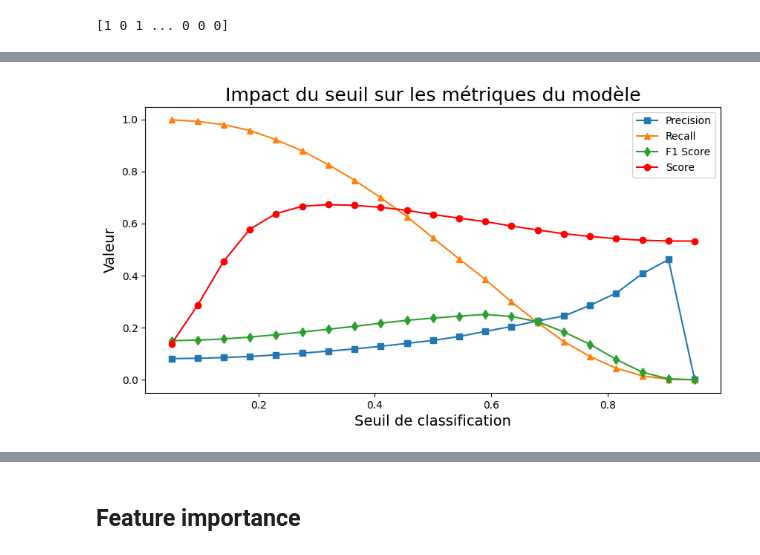
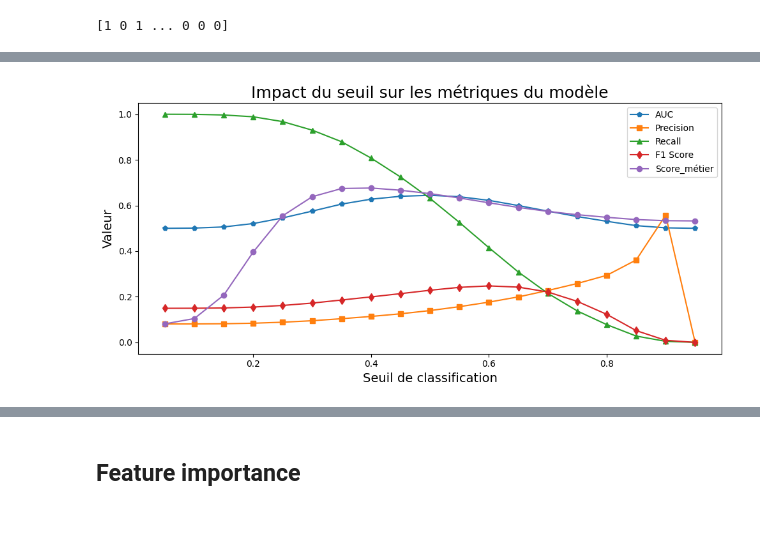
Before and after one commit to Fendlair/P7_Implementer_un_modele_de_scoring, a Jupyter notebook: Rebuffet_Etienne_3_notebook_modelisation_012025.ipynb, the cells around one changed output, grey strips where cells are left out. Cells and saved outputs as stored; diff of their text form; code cells hidden in the pictures; blank space fills up the shorter version.

```diff
--- a/Rebuffet_Etienne_3_notebook_modelisation_012025.ipynb
+++ b/Rebuffet_Etienne_3_notebook_modelisation_012025.ipynb
@@ -872,7 +943,7 @@ y_test = pd.read_csv("Data/cleaned/y_test.csv")
 y_test = y_test.values
 # %%
 # Charger le modèle
-model_uri = model_uri = 'runs:/fbfc55de1a5a42d38ccca051ea85102a/xgboost4loan'
+model_uri = model_uri = "runs:/a422a412ea7b47e3a0ef04be42430b07/xgboost4loan"
 loaded_model = mlflow.xgboost.load_model(model_uri)
 # %%
 # Utiliser le modèle chargé
@@ -887,28 +957,34 @@ print(new_predictions)
 # Tester plusieurs seuils
 
 # Obtenir les probabilités prédites pour la classe positive (1)
-y_probs =loaded_model.predict_proba(X_test_scaled)[:, 1]
+y_probs = loaded_model.predict_proba(X_test_scaled)[:, 1]
 
 # Définir une liste de seuils à tester
-seuils = np.linspace(0.05, 0.95, 21)  # Teste les seuils entre 0.1 et 0.9
+seuils = np.linspace(0.05, 0.95, 19)
 
 # Stocker les métriques
 metrics = []
 
 for seuil in seuils:
     y_pred = (y_probs >= seuil).astype(int)  # Appliquer le seuil
+    auc =  roc_auc_score(y_test, y_pred)
     prec = precision_score(y_test, y_pred)
     rec = recall_score(y_test, y_pred)
     f1 = f1_score(y_test, y_pred)
     confusion_mat = confusion_matrix(y_test, y_pred)
-    score = float((confusion_mat[1][1] * 0.08 + confusion_mat[0][0] * 0.92) / (
-            confusion_mat[1][1] * 0.08
-            + confusion_mat[0][0] * 0.92
-            + 10 * confusion_mat[1][0] * 0.92
-            + confusion_mat[0][1] * 0.08
-        )),
+    score = (
+        float(
+            (confusion_mat[1][1] * 0.08 + confusion_mat[0][0] * 0.92)
+            / (
+                confusion_mat[1][1] * 0.08
+                + confusion_mat[0][0] * 0.92
+                + 10 * confusion_mat[1][0] * 0.92
+                + confusion_mat[0][1] * 0.08
+            )
+        ),
+    )
 
-    metrics.append((seuil, prec, rec, f1, score[0]))
+    metrics.append((seuil, auc, prec, rec, f1, score[0]))
 
 # Convertir en tableau numpy pour faciliter l'affichage
 metrics = np.array(metrics)
@@ -915,19 +1019,19 @@ metrics = np.array(metrics)
 # %%
 # Visualiser l'impact des seuils
 
 plt.figure(figsize=(10, 5))
-
-plt.plot(metrics[:, 0], metrics[:, 1], label="Precision", marker='s')
-plt.plot(metrics[:, 0], metrics[:, 2], label="Recall", marker='^')
-plt.plot(metrics[:, 0], metrics[:, 3], label="F1 Score", marker='d')
-plt.plot(metrics[:, 0], metrics[:, 4], label="Score", marker='o', color="r")
+plt.plot(metrics[:, 0], metrics[:, 1], label="AUC", marker="p")
+plt.plot(metrics[:, 0], metrics[:, 2], label="Precision", marker="s")
+plt.plot(metrics[:, 0], metrics[:, 3], label="Recall", marker="^")
+plt.plot(metrics[:, 0], metrics[:, 4], label="F1 Score", marker="d")
+plt.plot(metrics[:, 0], metrics[:, 5], label="Score_métier", marker="o")
 
 plt.xlabel("Seuil de classification", fontsize=14)
 plt.ylabel("Valeur", fontsize=14)
 plt.title("Impact du seuil sur les métriques du modèle", fontsize=18)
 plt.legend()
-fig.tight_layout()
+plt.tight_layout()
 
 plt.show()
 # %% [output]
-[figure, old version]
+[figure, new version]
```
Also changed, not shown: parts of 56 cells of this notebook, 7 other files.
